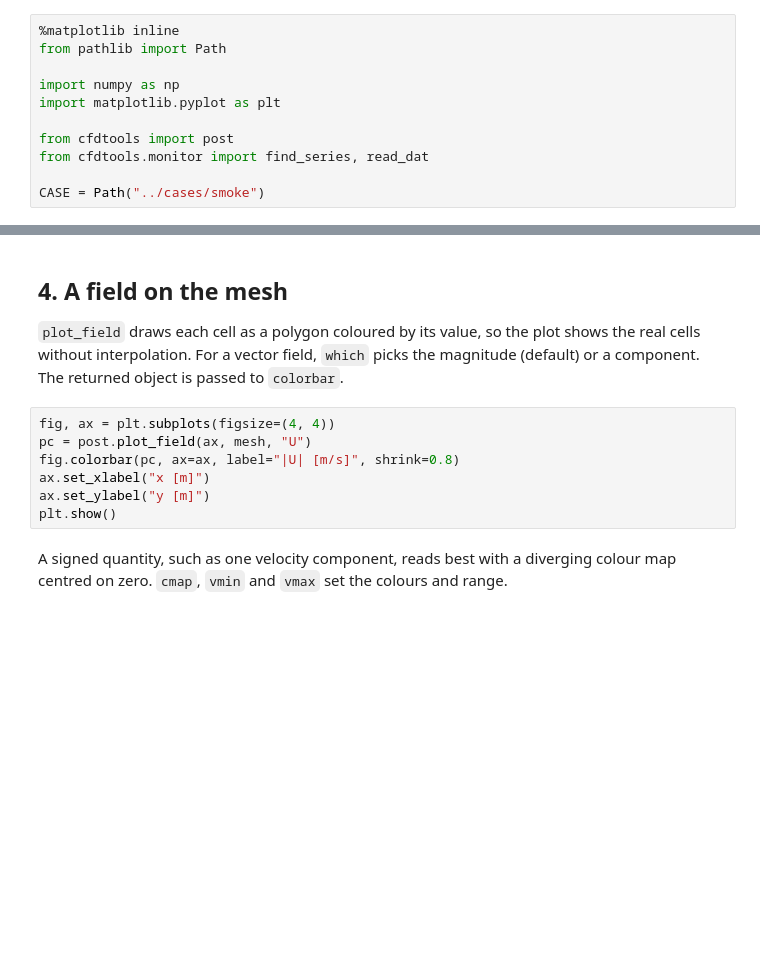
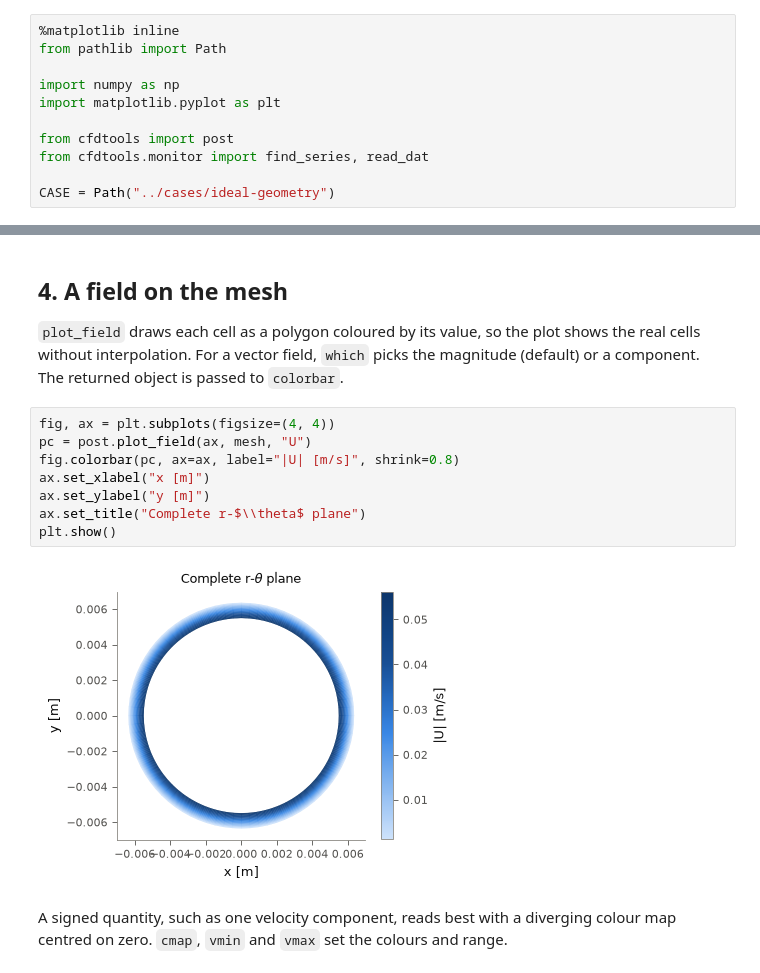
Before and after one commit to mesrobichaud/vortex-cfd, a Jupyter notebook: annulus_stream-plane/post/post_examples.ipynb, the cells around one changed output, grey strips where cells are left out. Saved outputs shown, nothing was run; the diff lists cells and outputs as text; blank space fills up the shorter version.

```diff
--- a/annulus_stream-plane/post/post_examples.ipynb
+++ b/annulus_stream-plane/post/post_examples.ipynb
@@ -21,7 +21,7 @@ import matplotlib.pyplot as plt
 from cfdtools import post
 from cfdtools.monitor import find_series, read_dat
 
-CASE = Path("../cases/smoke")
+CASE = Path("../cases/ideal-geometry")
 # %% [markdown]
 ## 1. Read a case
 
@@ -57,10 +63,13 @@ component. The returned object is passed to `colorbar`.
 # %%
 fig, ax = plt.subplots(figsize=(4, 4))
 pc = post.plot_field(ax, mesh, "U")
 fig.colorbar(pc, ax=ax, label="|U| [m/s]", shrink=0.8)
 ax.set_xlabel("x [m]")
 ax.set_ylabel("y [m]")
+ax.set_title("Complete r-$\\theta$ plane")
 plt.show()
+# %% [output]
+[figure, added]
 # %% [markdown]
 A signed quantity, such as one velocity component, reads best with a diverging colour map
 centred on zero. `cmap`, `vmin` and `vmax` set the colours and range.
```
Also changed, not shown: parts of 10 cells of this notebook, 9 other files.
